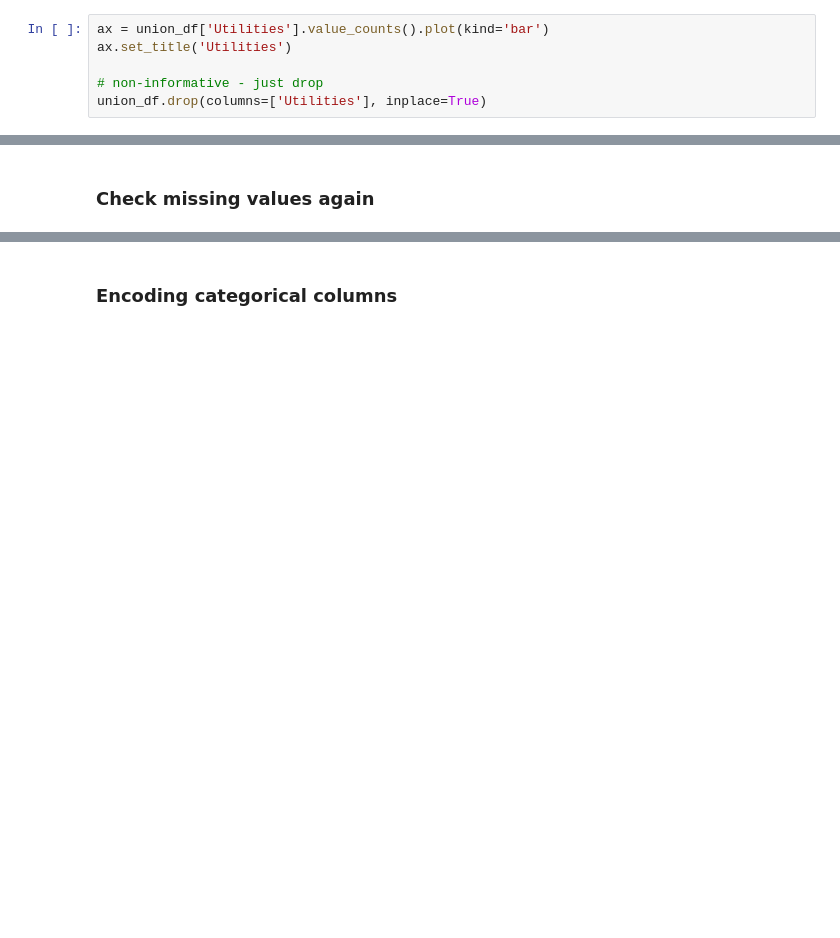
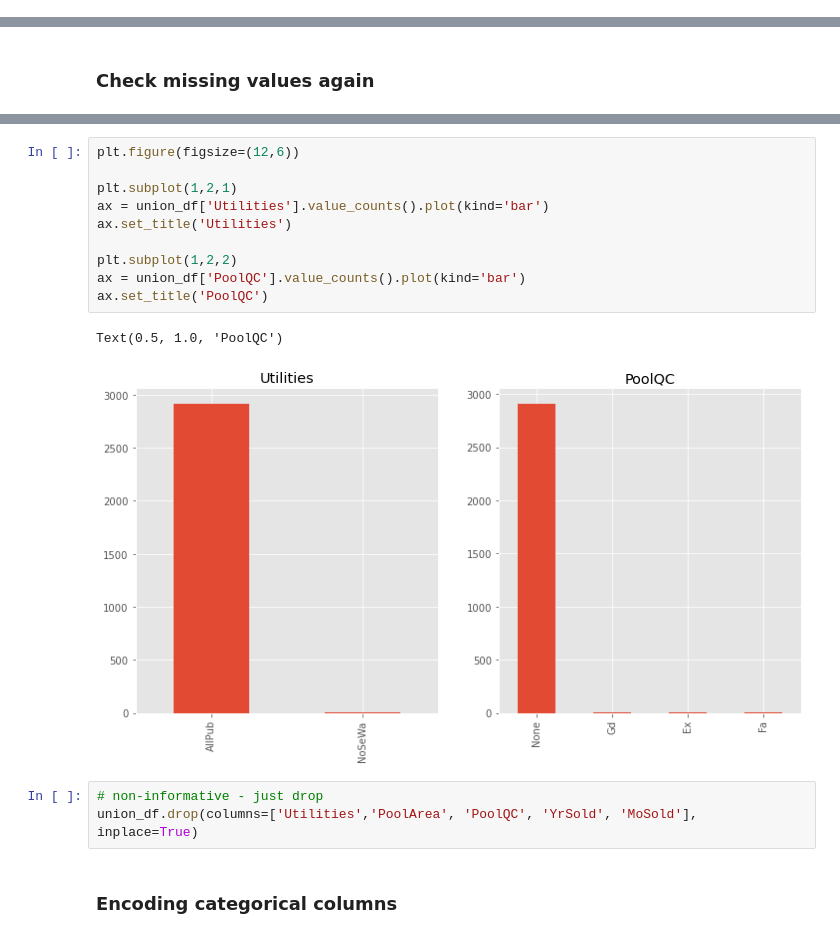
Before and after one commit to marchshares/kaggle-house-prices, a Jupyter notebook: models/XGBoost.ipynb, the cells around one changed output, grey strips where cells are left out. Saved outputs shown, nothing was run; the diff lists cells and outputs as text; blank space fills up the shorter version.

```diff
--- a/models/XGBoost.ipynb
+++ b/models/XGBoost.ipynb
@@ -139,9 +133,3 @@ for col in [
     ]:
 
     union_df[col].fillna(union_df[col].mode()[0], inplace=True)
-# %%
-ax = union_df['Utilities'].value_counts().plot(kind='bar')
-ax.set_title('Utilities')
-
-# non-informative - just drop
-union_df.drop(columns=['Utilities'], inplace=True)
@@ -170,3 +184,19 @@ Count of missing values:  0
+# %%
+plt.figure(figsize=(12,6))
+
+plt.subplot(1,2,1)
+ax = union_df['Utilities'].value_counts().plot(kind='bar')
+ax.set_title('Utilities')
+
+plt.subplot(1,2,2)
+ax = union_df['PoolQC'].value_counts().plot(kind='bar')
+ax.set_title('PoolQC')
+# %% [output]
+Text(0.5, 1.0, 'PoolQC')
+[figure, added]
+# %%
+# non-informative - just drop
+union_df.drop(columns=['Utilities','PoolArea', 'PoolQC', 'YrSold', 'MoSold'], inplace=True)
 # %% [markdown]
 ### Encoding categorical columns
 # %%
```
Also changed, not shown: parts of 20 cells of this notebook.
